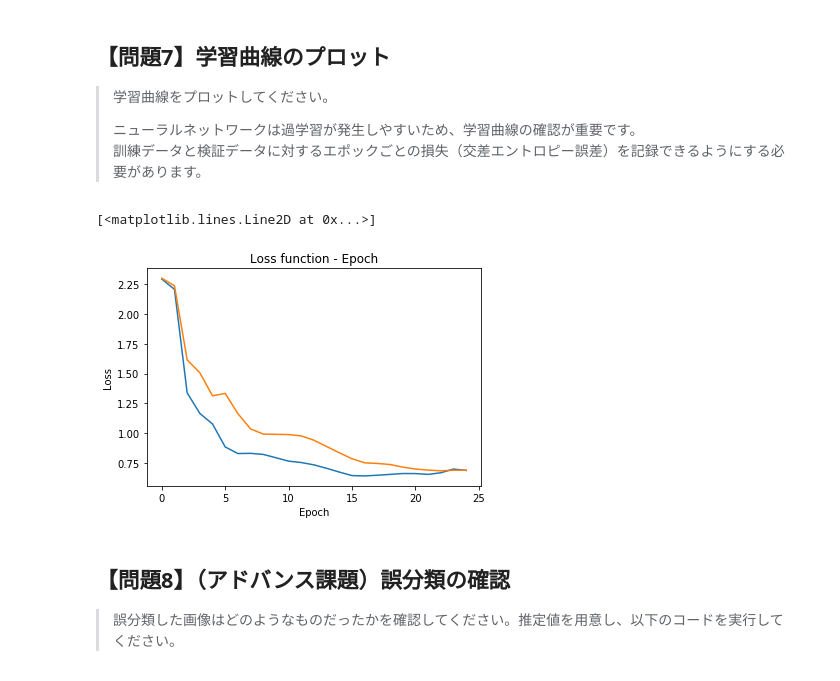
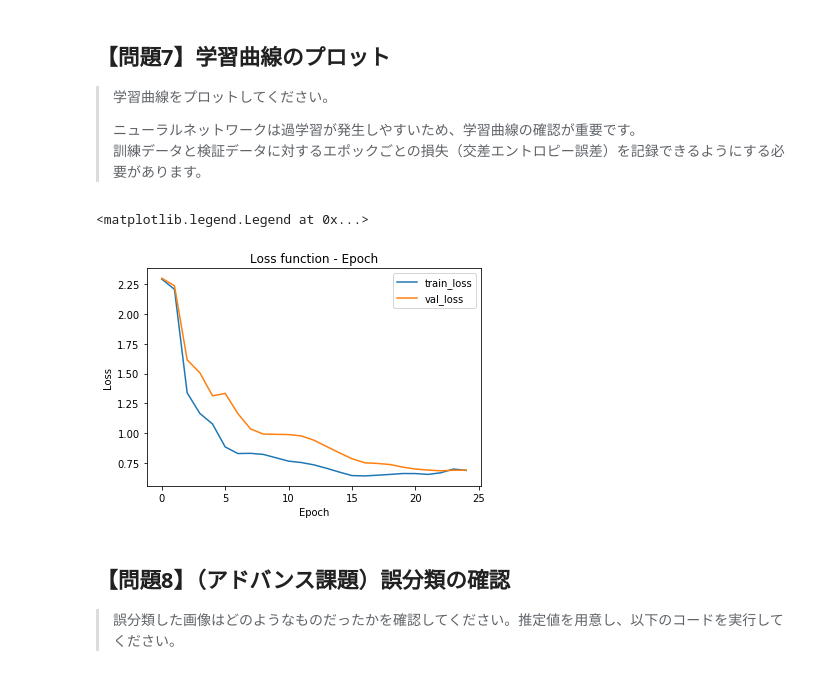
Before and after one commit to Tomoaki-Ishii-DIC/diveintocode-ml, a Jupyter notebook: Sprint9_深層学習スクラッチ_ニューラルネットワーク.ipynb, the cells around one changed output. Cells and saved outputs as stored; diff of their text form; code cells hidden in the pictures.

```diff
--- a/Sprint9_深層学習スクラッチ_ニューラルネットワーク.ipynb
+++ b/Sprint9_深層学習スクラッチ_ニューラルネットワーク.ipynb
@@ -635,15 +635,16 @@ accuracy_score(y_test_decode, y_pred_q6)
 # %%
 # エポックごと
 loss_function_epoch = neural_netrowk_q6.L_list
 loss_function_epoch_val = neural_netrowk_q6.L_list_val
 plt.title('Loss function - Epoch')
 plt.xlabel('Epoch')
 plt.ylabel('Loss')
-plt.plot(loss_function_epoch)#, color='b'
-plt.plot(loss_function_epoch_val)# color='b'
+plt.plot(loss_function_epoch, label='train_loss')#, color='b'
+plt.plot(loss_function_epoch_val, label='val_loss')# color='b'
+plt.legend(loc='best')
 # %% [output]
-[<matplotlib.lines.Line2D at 0x...>]
+<matplotlib.legend.Legend at 0x...>
-[figure, old version]
+[figure, new version]
 # %% [markdown]
 ## 【問題8】（アドバンス課題）誤分類の確認
 >誤分類した画像はどのようなものだったかを確認してください。推定値を用意し、以下のコードを実行してください。
```
Also changed, not shown: parts of 1 cell of this notebook.
